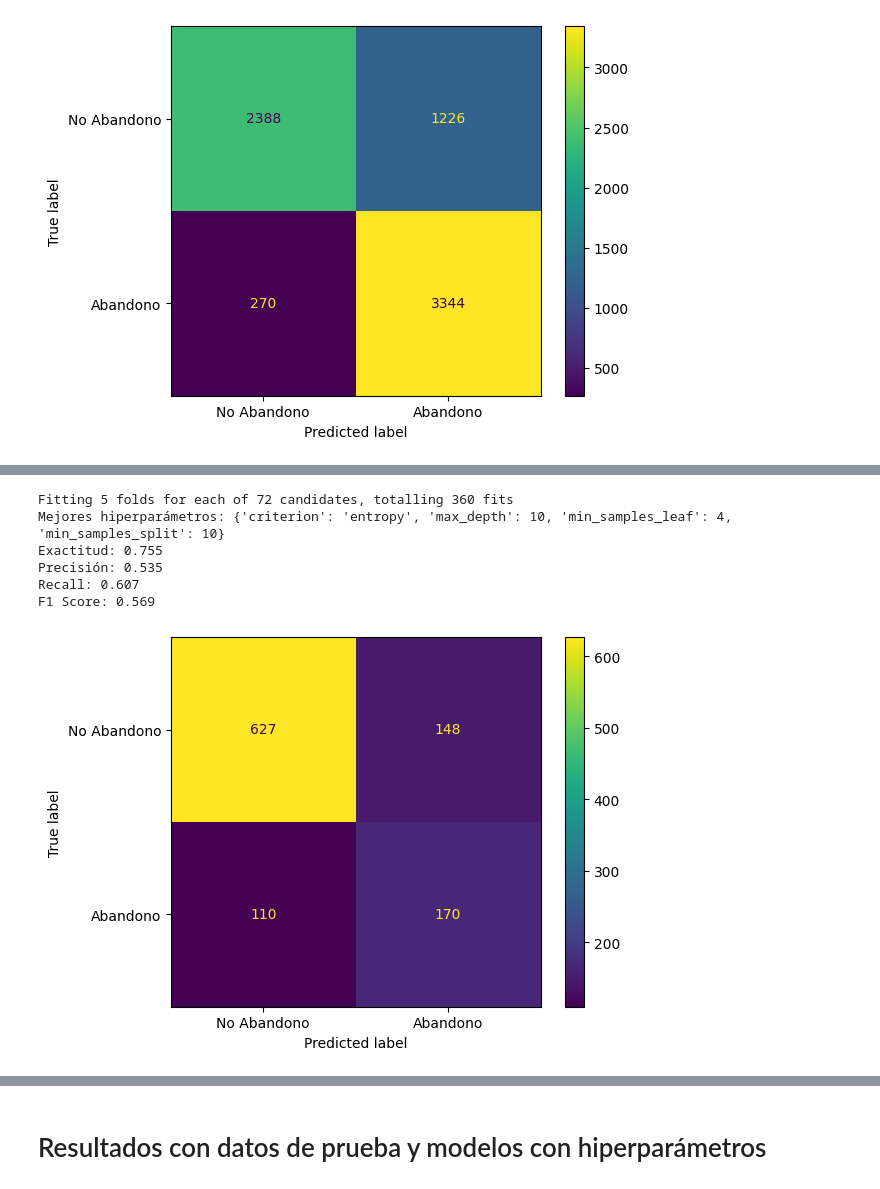
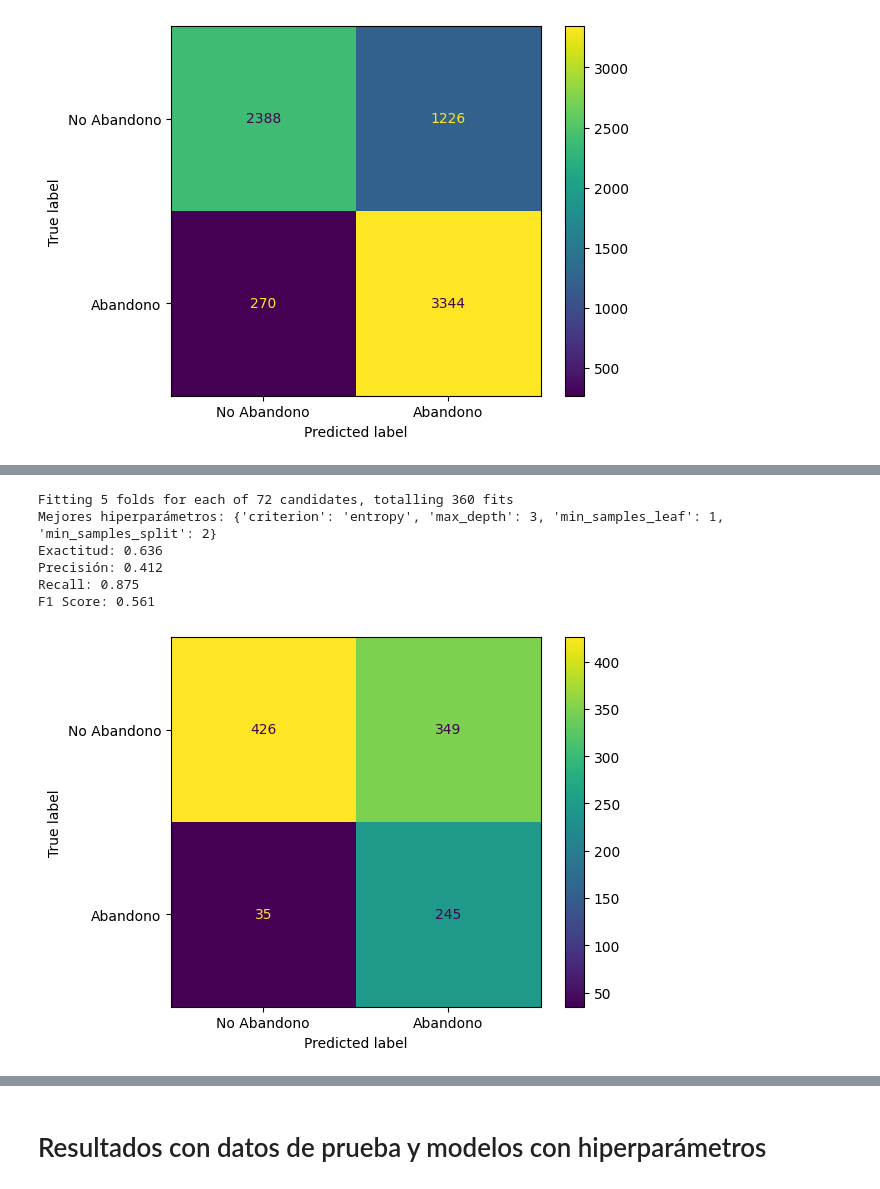
Before and after one commit to ErikGzz03TEC/Challenge_Telecom_X_parte_2, a Jupyter notebook: Challenge_TelecomX_2.ipynb, the cells around one changed output, grey strips where cells are left out. Saved outputs shown, nothing was run; the diff lists cells and outputs as text; code cells hidden in the pictures.

```diff
--- a/Challenge_TelecomX_2.ipynb
+++ b/Challenge_TelecomX_2.ipynb
@@ -518,39 +521,39 @@ display(tabla_resultados)
 # %%
 from sklearn.model_selection import GridSearchCV
 
 param_grid = {
     'max_depth': [3, 5, 10, None],
     'min_samples_split': [2, 5, 10],
     'min_samples_leaf': [1, 2, 4],
     'criterion': ['gini', 'entropy']
 }
 
 arbol = DecisionTreeClassifier(random_state=5)
 
 grid_search = GridSearchCV(
     estimator=arbol,
     param_grid=param_grid,
     cv=skf,
-    scoring='f1',
+    scoring='recall',
     n_jobs=-1,
     verbose=1
 )
 
 grid_search.fit(X_train_balanceada, y_train_balanceada)
 
 best_tree = grid_search.best_estimator_
 print("Mejores hiperparámetros:", grid_search.best_params_)
 
 y_pred_best_tree = best_tree.predict(X_val)
 resultados_best_tree = evaluacion_modelos(y_val, y_pred_best_tree)
 # %% [output]
 Fitting 5 folds for each of 72 candidates, totalling 360 fits
-Mejores hiperparámetros: {'criterion': 'entropy', 'max_depth': 10, 'min_samples_leaf': 4, 'min_samples_split': 10}
-Exactitud: 0.755
-Precisión: 0.535
-Recall: 0.607
-F1 Score: 0.569
+Mejores hiperparámetros: {'criterion': 'entropy', 'max_depth': 3, 'min_samples_leaf': 1, 'min_samples_split': 2}
+Exactitud: 0.636
+Precisión: 0.412
+Recall: 0.875
+F1 Score: 0.561
-[figure, old version]
+[figure, new version]
 # %%
 param_grid_rf = {
     'n_estimators': [100, 200],
```
Also changed, not shown: parts of 14 cells of this notebook.
